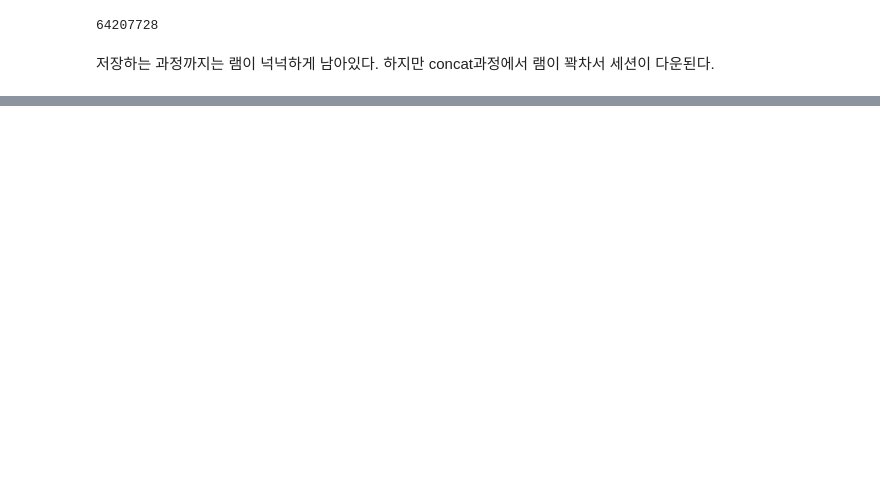
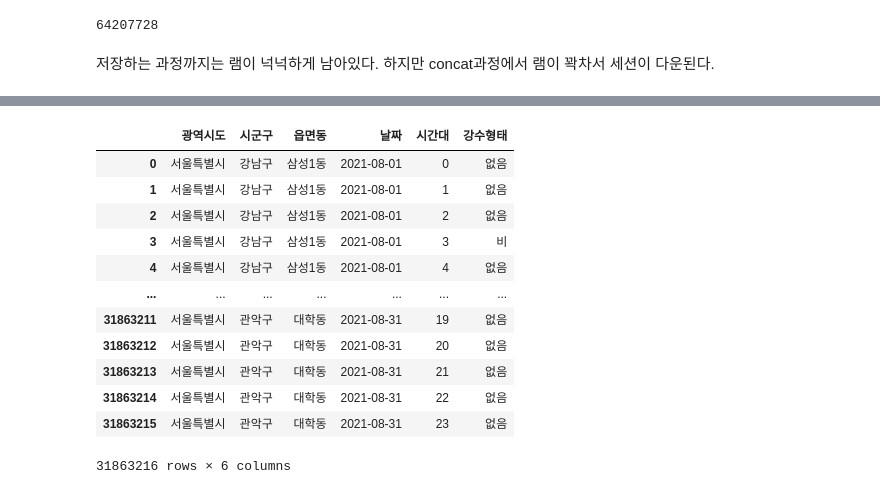
Before and after one commit to wish0728/Elice_teamproject2_team11_delivery, a Jupyter notebook: data-analysis/dahye_날씨데이터프레임만들기.ipynb, the cells around one changed output, grey strips where cells are left out. Cells and saved outputs as stored; diff of their text form; code cells hidden in the pictures; blank space fills up the shorter version.

```diff
--- a/data-analysis/dahye_날씨데이터프레임만들기.ipynb
+++ b/data-analysis/dahye_날씨데이터프레임만들기.ipynb
@@ -404,0 +856,18 @@ rainSnow_df.to_excel('/content/drive/MyDrive/강수형태_2019_2021.xlsx',index=
+# %%
+'''데이터프레임 합치기/2'''
+rainSnow_df2 = pd.concat(concat_list, ignore_index=True)
+rainSnow_df2
+# %% [output]
+|  | 광역시도 | 시군구 | 읍면동 | 날짜 | 시간대 | 강수형태 |
+| 0 | 서울특별시 | 강남구 | 삼성1동 | 2021-08-01 | 0 | 없음 |
+| 1 | 서울특별시 | 강남구 | 삼성1동 | 2021-08-01 | 1 | 없음 |
+| 2 | 서울특별시 | 강남구 | 삼성1동 | 2021-08-01 | 2 | 없음 |
+| 3 | 서울특별시 | 강남구 | 삼성1동 | 2021-08-01 | 3 | 비 |
+| 4 | 서울특별시 | 강남구 | 삼성1동 | 2021-08-01 | 4 | 없음 |
+| ... | ... | ... | ... | ... | ... | ... |
+| 31863211 | 서울특별시 | 관악구 | 대학동 | 2021-08-31 | 19 | 없음 |
+| 31863212 | 서울특별시 | 관악구 | 대학동 | 2021-08-31 | 20 | 없음 |
+| 31863213 | 서울특별시 | 관악구 | 대학동 | 2021-08-31 | 21 | 없음 |
+| 31863214 | 서울특별시 | 관악구 | 대학동 | 2021-08-31 | 22 | 없음 |
+| 31863215 | 서울특별시 | 관악구 | 대학동 | 2021-08-31 | 23 | 없음 |
+31863216 rows × 6 columns
```
Also changed, not shown: parts of 90 cells of this notebook.
